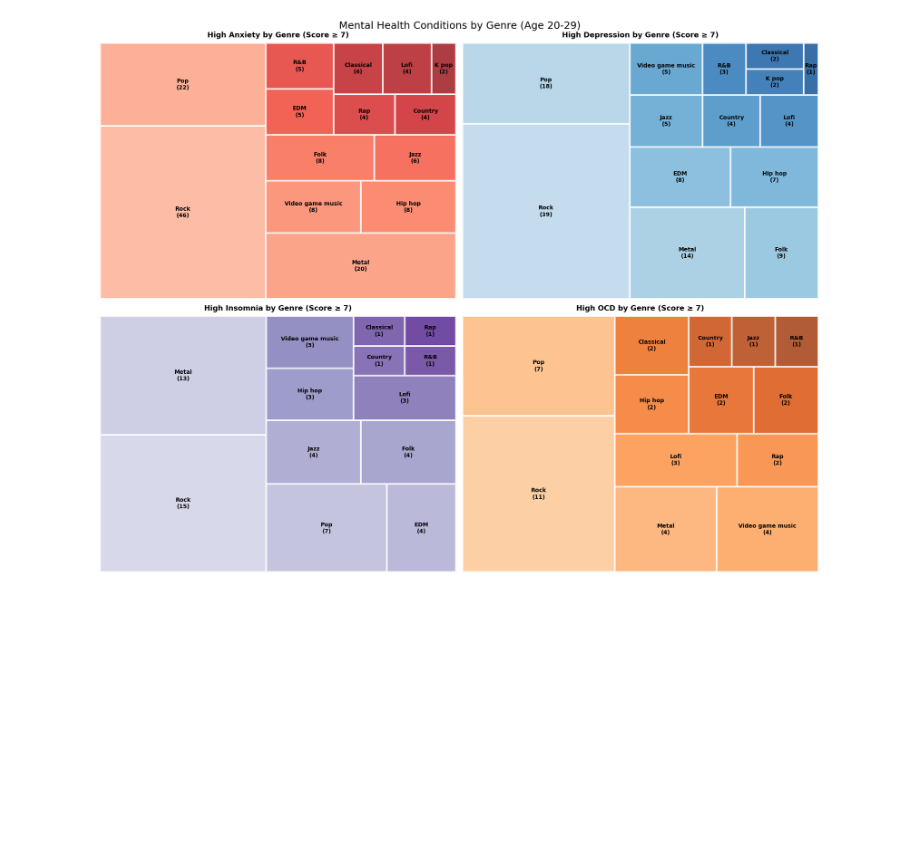
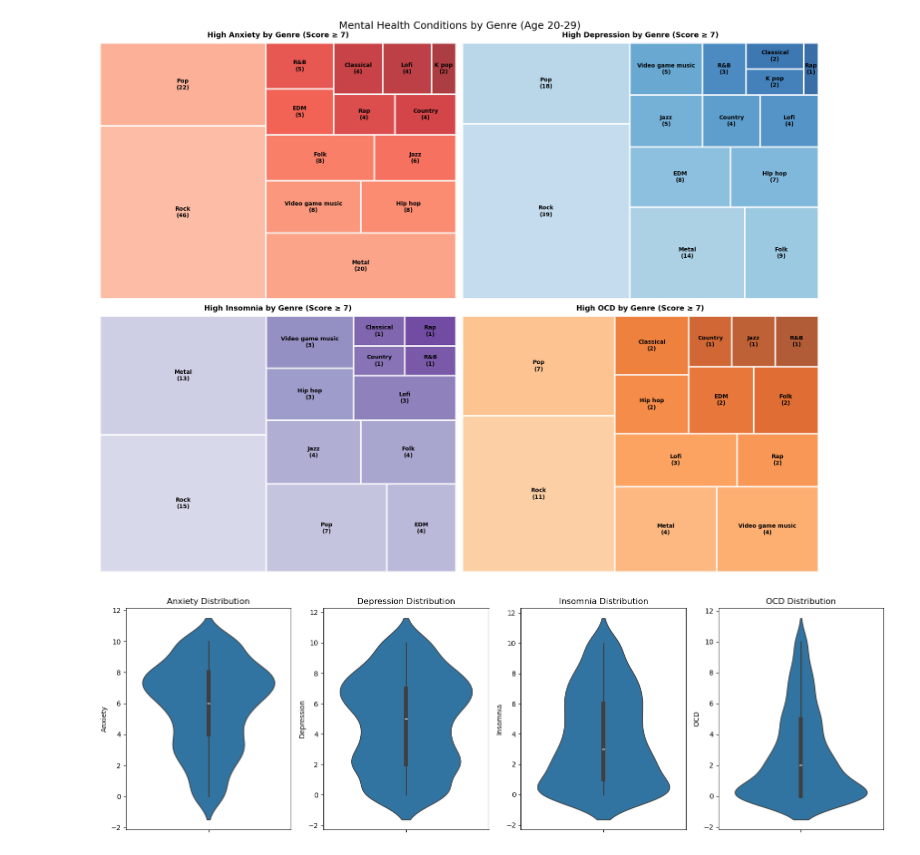
Before and after one commit to gabelsnider/Music-and-Mental-Health-DA, a Jupyter notebook: project/preliminary-notebooks/MxMH2.ipynb, the cells around one changed output. Saved outputs shown, nothing was run; the diff lists cells and outputs as text; code cells hidden in the pictures; blank space fills up the shorter version.

```diff
--- a/project/preliminary-notebooks/MxMH2.ipynb
+++ b/project/preliminary-notebooks/MxMH2.ipynb
@@ -96,3 +96,12 @@ plt.tight_layout()
 plt.show()
 # %% [output]
 [figure]
+# %%
+fig, axes = plt.subplots(1, 4, figsize=(16, 5))
+for i, condition in enumerate(['Anxiety', 'Depression', 'Insomnia', 'OCD']):
+    sns.violinplot(data=df, y=condition, ax=axes[i])
+    axes[i].set_title(f'{condition} Distribution')
+plt.tight_layout()
+plt.show()
+# %% [output]
+[figure, added]
```
Also changed, not shown: parts of 2 cells of this notebook.
